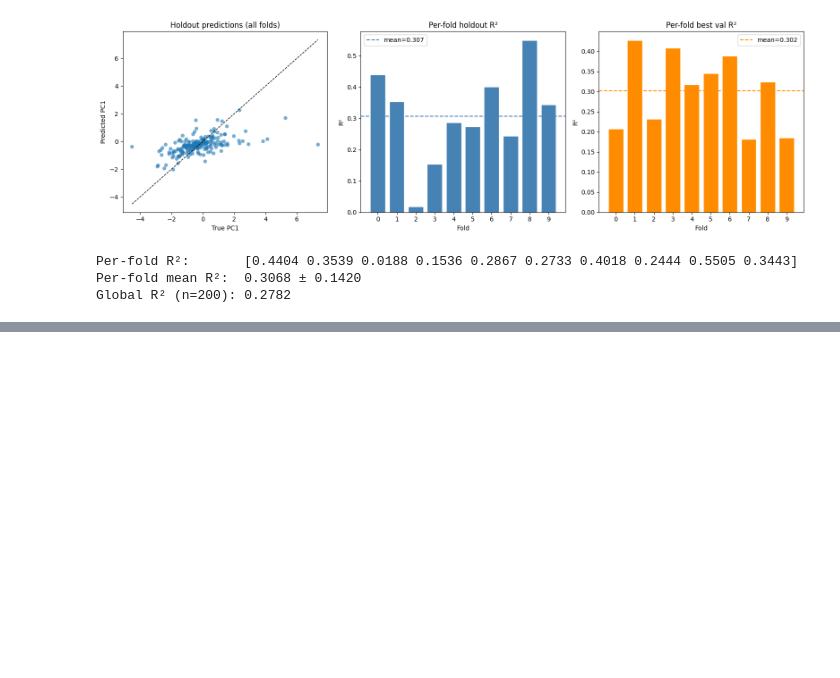
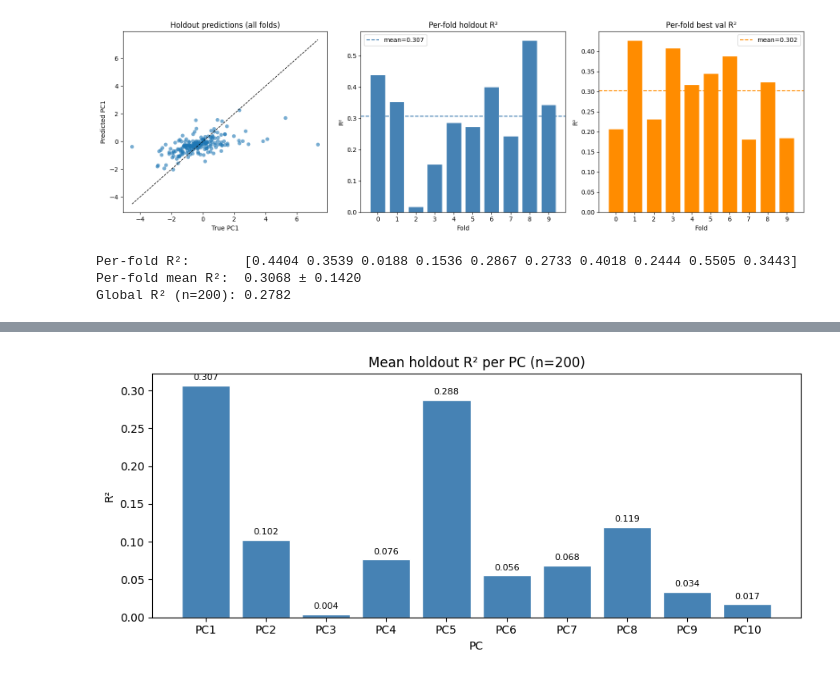
Before and after one commit to william2952/EEG_FDG_dementia, a Jupyter notebook: model_lightning_cv.ipynb, the cells around one changed output, grey strips where cells are left out. Saved outputs shown, nothing was run; the diff lists cells and outputs as text; code cells hidden in the pictures; blank space fills up the shorter version.

Commit message:
New plots

```diff
--- a/model_lightning_cv.ipynb
+++ b/model_lightning_cv.ipynb
@@ -446,3 +446,15 @@ print(f"Global R² (n=200): {global_r2:.4f}")
 Per-fold R²:       [0.4404 0.3539 0.0188 0.1536 0.2867 0.2733 0.4018 0.2444 0.5505 0.3443]
 Per-fold mean R²:  0.3068 ± 0.1420
 Global R² (n=200): 0.2782
+# %%
+# Mean holdout R² per PC — per-fold values clipped to 0 before averaging
+pc_global_r2 = []
+for pc in range(1, 11):
+    df = pd.read_parquet(f"model_data/cv_results_stratified/predictions_{pc}.parquet")
+    fold_r2s = [
+        max(0.0, r2_score(g["true_pc1"], g["pred_pc1"]))
+        for _, g in df.groupby("fold", sort=True)
+    ]
+    r2 = np.mean(fold_r2s)
+    pc_global_r2.append(r2)
+    print(f"PC{pc:2d}  mean clipped R² (n={len(df)}): {r2:.4f}  folds={[round(v,3) for v in fold_r2s]}")
@@ -448,0 +472,14 @@ Global R² (n=200): 0.2782
+# %%
+fig, ax = plt.subplots(figsize=(9, 4))
+bars = ax.bar(range(1, 11), pc_global_r2, color="steelblue", edgecolor="white")
+ax.axhline(0, color="black", linewidth=0.8)
+ax.set(xlabel="PC", ylabel="R²",
+       title="Mean holdout R² per PC (n=200)",
+       xticks=range(1, 11), xticklabels=[f"PC{i}" for i in range(1, 11)])
+for bar, v in zip(bars, pc_global_r2):
+    ax.text(bar.get_x() + bar.get_width() / 2, v + 0.005,
+            f"{v:.3f}", ha="center", va="bottom", fontsize=8)
+plt.tight_layout()
+plt.show()
+# %% [output]
+[figure, added]
```
Also changed, not shown: parts of 1 cell of this notebook.
